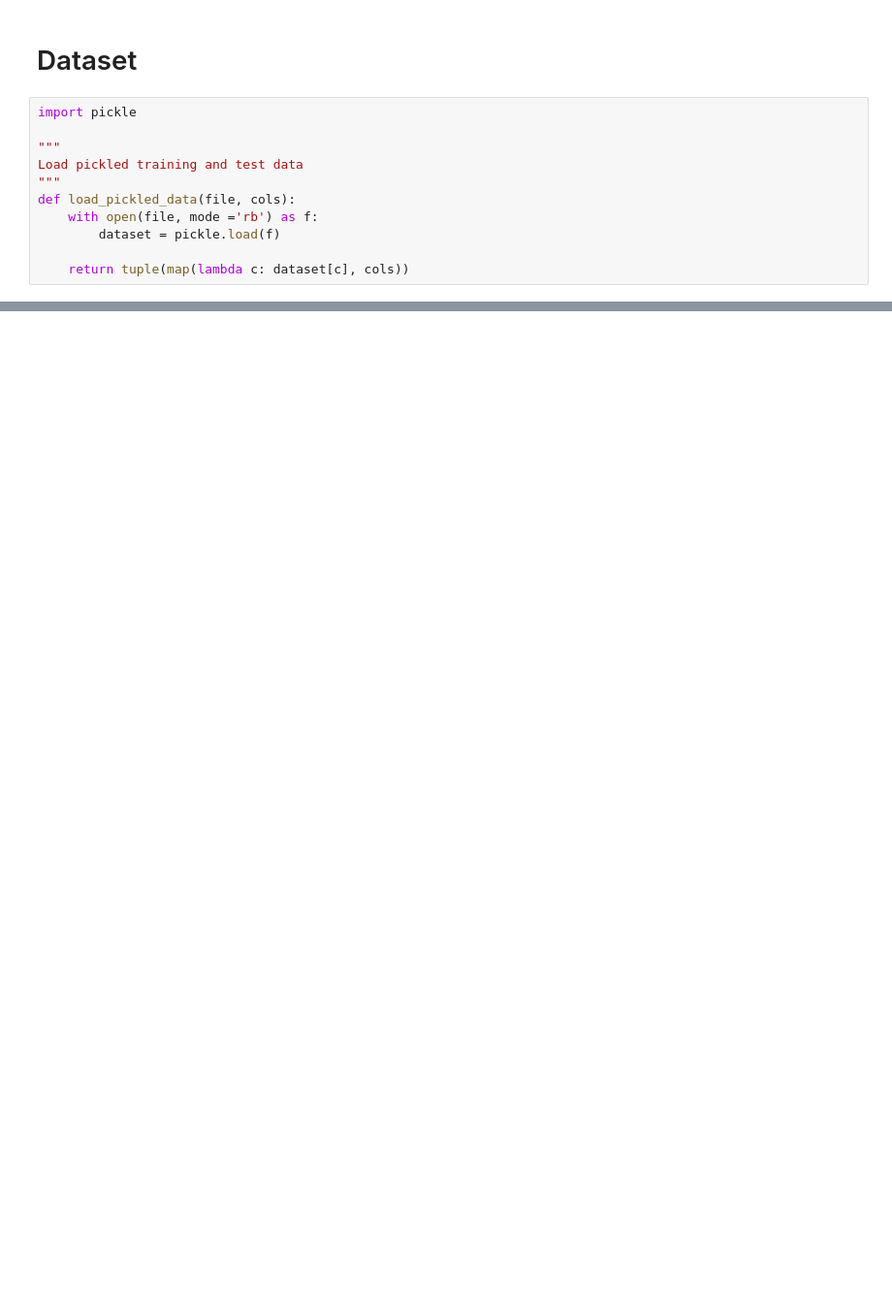
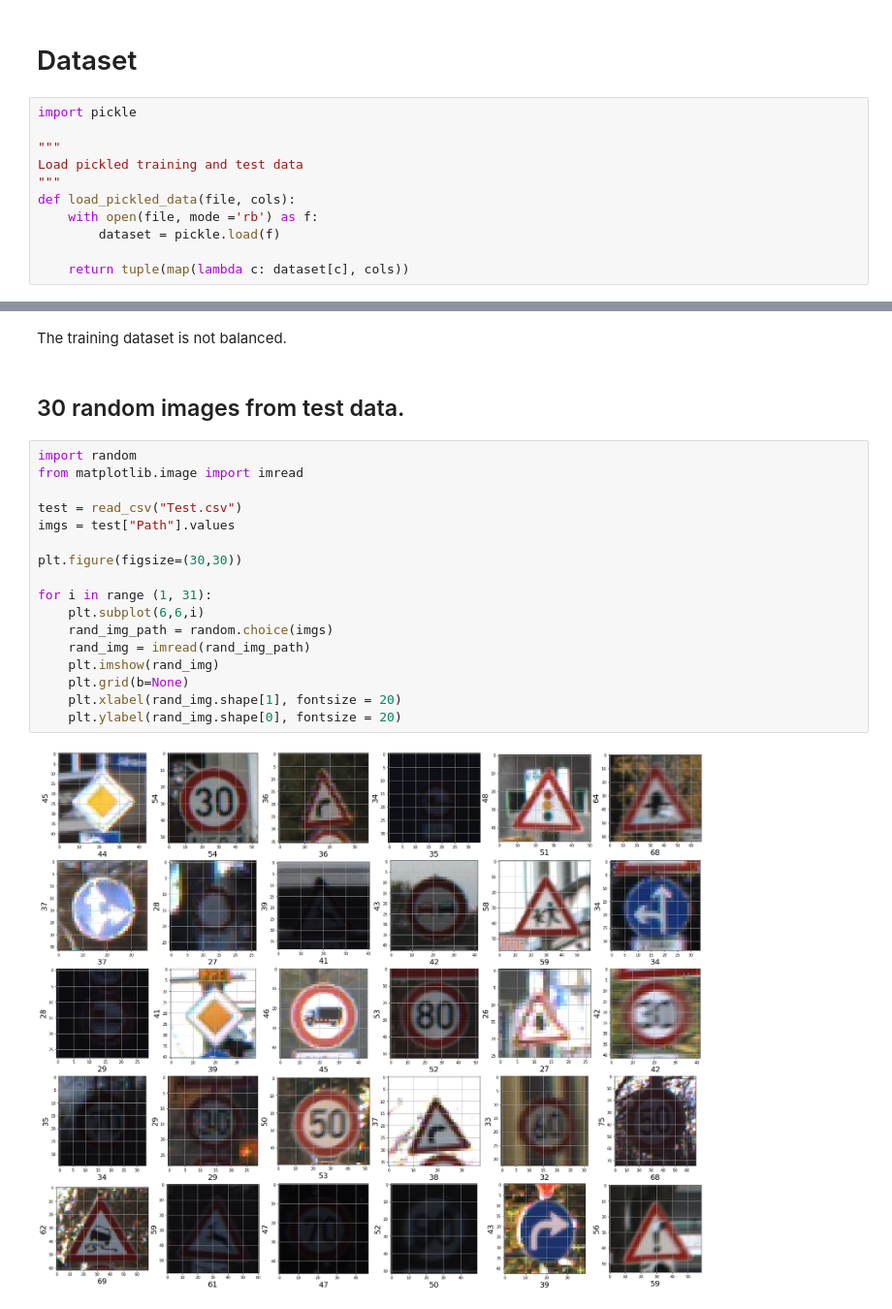
Before and after one commit to derekyin-cs/road-sign-classifier, a Jupyter notebook: classifier.ipynb, the cells around one changed output, grey strips where cells are left out. Shown at 97% size. Drawn from its saved outputs; the diff is of its cells as text; blank space fills up the shorter version.

```diff
--- a/classifier.ipynb
+++ b/classifier.ipynb
@@ -72,0 +79,23 @@ ValueError: not enough values to unpack (expected 2, got 1)
+# %% [markdown]
+The training dataset is not balanced.
+# %% [markdown]
+## 30 random images from test data.
+# %%
+import random
+from matplotlib.image import imread
+
+test = read_csv("Test.csv")
+imgs = test["Path"].values
+
+plt.figure(figsize=(30,30))
+
+for i in range (1, 31):
+    plt.subplot(6,6,i)
+    rand_img_path = random.choice(imgs)
+    rand_img = imread(rand_img_path)
+    plt.imshow(rand_img)
+    plt.grid(b=None)
+    plt.xlabel(rand_img.shape[1], fontsize = 20)
+    plt.ylabel(rand_img.shape[0], fontsize = 20)
+# %% [output]
+[figure, added]
```
Also changed, not shown: parts of 9 cells of this notebook, 2 other files.
